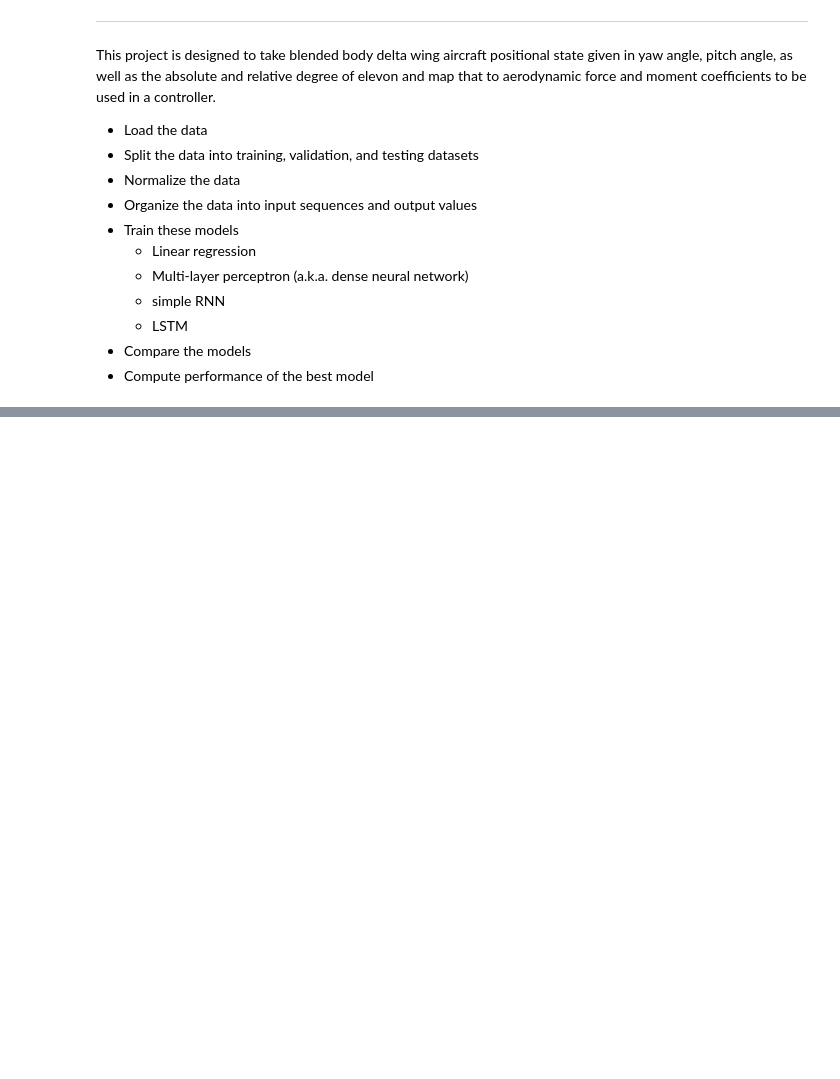
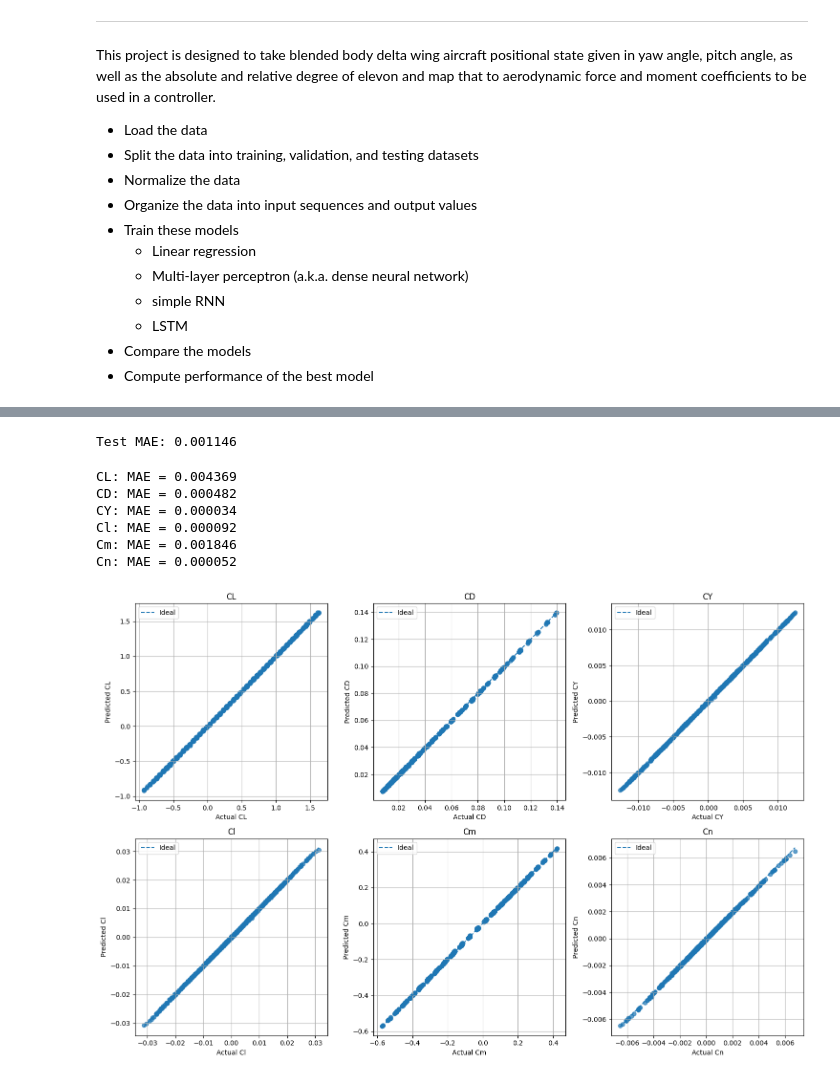
Before and after one commit to jadendew/E178-Project, a Jupyter notebook: E178ProjMain.ipynb, the cells around one changed output, grey strips where cells are left out. Drawn from its saved outputs; the diff is of its cells as text; code cells hidden in the pictures; blank space fills up the shorter version.

```diff
--- a/E178ProjMain.ipynb
+++ b/E178ProjMain.ipynb
@@ -116,0 +254,60 @@ yValidateScaled = yScaler.transform(yValidate)
+# %%
+# Convert test data to tensors
+xTestScaledTensor = torch.tensor(xTestScaled, dtype=torch.float32)
+
+# Put model in evaluation mode
+mlpModel.eval()
+
+# Predict on test set
+with torch.no_grad():
+    testPredScaled = mlpModel(xTestScaledTensor).cpu().numpy()
+
+# Convert predictions and true values back to actual aero coefficient values
+testPred = yScaler.inverse_transform(testPredScaled)
+yTestActual = yScaler.inverse_transform(yTestScaled)
+
+# Overall test MAE across all 6 coefficients
+testMAE = mean_absolute_error(yTestActual, testPred)
+
+print(f"Test MAE: {testMAE:.6f}")
+# %% [output]
+Test MAE: 0.001146
+# %%
+#coefNames = ["CL", "CD", "CY", "Cl", "Cm", "Cn"]
+
+testMAEEach = mean_absolute_error(
+    yTestActual,
+    testPred,
+    multioutput="raw_values"
+)
+
+for name, mae in zip(coefNames, testMAEEach):
+    print(f"{name}: MAE = {mae:.6f}")
+# %% [output]
+CL: MAE = 0.004369
+CD: MAE = 0.000482
+CY: MAE = 0.000034
+Cl: MAE = 0.000092
+Cm: MAE = 0.001846
+Cn: MAE = 0.000052
+# %%
+fig, axes = plt.subplots(2, 3, figsize=(15, 10))
+axes = axes.flatten()
+
+for i, name in enumerate(coefNames):
+    axes[i].scatter(yTestActual[:, i], testPred[:, i], alpha=0.7)
+
+    minVal = min(yTestActual[:, i].min(), testPred[:, i].min())
+    maxVal = max(yTestActual[:, i].max(), testPred[:, i].max())
+
+    axes[i].plot([minVal, maxVal], [minVal, maxVal], linestyle="--", label="Ideal")
+    axes[i].set_xlabel(f"Actual {name}")
+    axes[i].set_ylabel(f"Predicted {name}")
+    axes[i].set_title(name)
+    axes[i].grid(True)
+    axes[i].legend()
+
+plt.tight_layout()
+plt.show()
+# %% [output]
+[figure, added]
```
Also changed, not shown: parts of 13 cells of this notebook.
